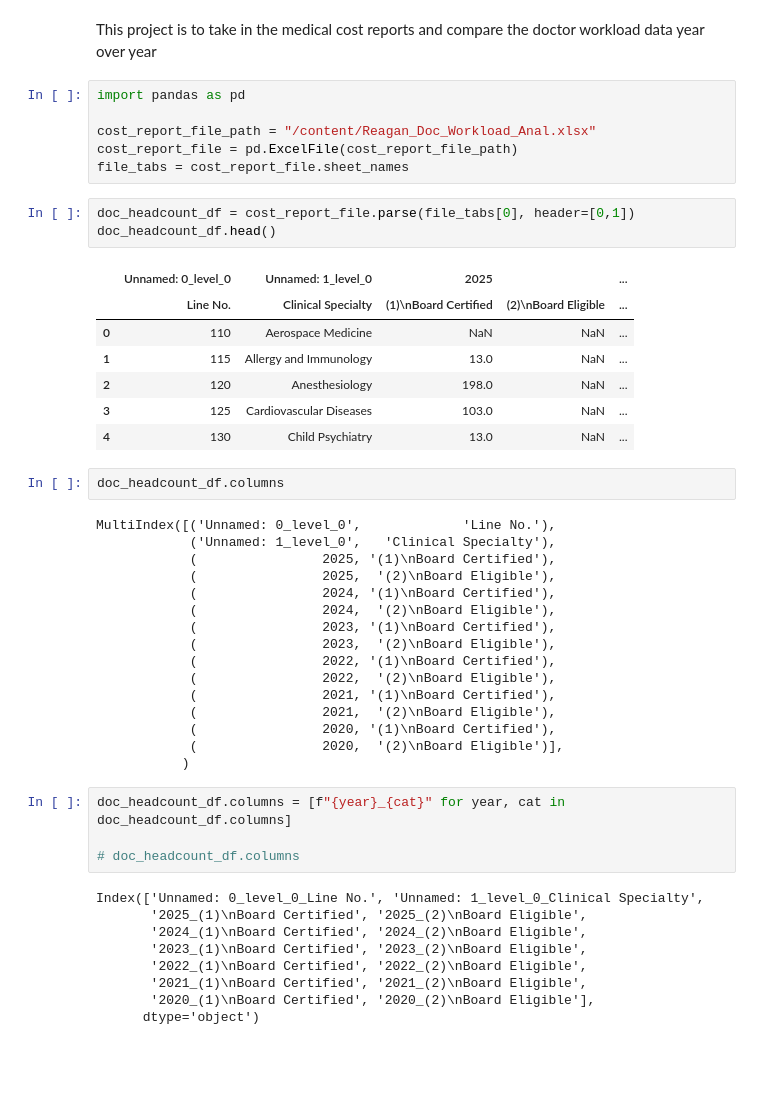
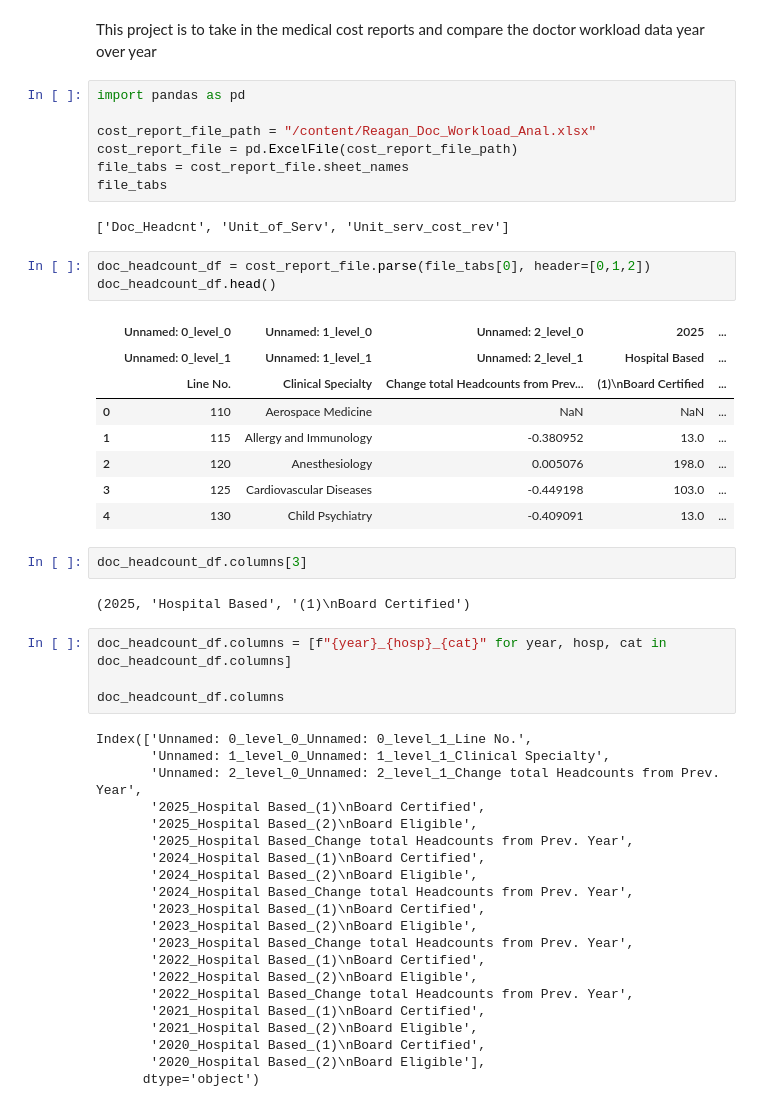
Before and after one commit to tougheye/Data_processing, a Jupyter notebook: Doctor_workload_analysis.ipynb, the cells around one changed output. Drawn from its saved outputs; the diff is of its cells as text; blank space fills up the shorter version.

```diff
--- a/Doctor_workload_analysis.ipynb
+++ b/Doctor_workload_analysis.ipynb
@@ -8,46 +8,48 @@ import pandas as pd
 cost_report_file_path = "/content/Reagan_Doc_Workload_Anal.xlsx"
 cost_report_file = pd.ExcelFile(cost_report_file_path)
 file_tabs = cost_report_file.sheet_names
+file_tabs
+# %% [output]
+['Doc_Headcnt', 'Unit_of_Serv', 'Unit_serv_cost_rev']
 # %%
-doc_headcount_df = cost_report_file.parse(file_tabs[0], header=[0,1])
+doc_headcount_df = cost_report_file.parse(file_tabs[0], header=[0,1,2])
 doc_headcount_df.head()
 # %% [output]
-|  | Unnamed: 0_level_0 | Unnamed: 1_level_0 | 2025 |  | ... |
-|  | Line No. | Clinical Specialty | (1)\nBoard Certified | (2)\nBoard Eligible | ... |
+|  | Unnamed: 0_level_0 | Unnamed: 1_level_0 | Unnamed: 2_level_0 | 2025 | ... |
+|  | Unnamed: 0_level_1 | Unnamed: 1_level_1 | Unnamed: 2_level_1 | Hospital Based | ... |
+|  | Line No. | Clinical Specialty | Change total Headcounts from Prev... | (1)\nBoard Certified | ... |
 | 0 | 110 | Aerospace Medicine | NaN | NaN | ... |
-| 1 | 115 | Allergy and Immunology | 13.0 | NaN | ... |
-| 2 | 120 | Anesthesiology | 198.0 | NaN | ... |
-| 3 | 125 | Cardiovascular Diseases | 103.0 | NaN | ... |
-| 4 | 130 | Child Psychiatry | 13.0 | NaN | ... |
+| 1 | 115 | Allergy and Immunology | -0.380952 | 13.0 | ... |
+| 2 | 120 | Anesthesiology | 0.005076 | 198.0 | ... |
+| 3 | 125 | Cardiovascular Diseases | -0.449198 | 103.0 | ... |
+| 4 | 130 | Child Psychiatry | -0.409091 | 13.0 | ... |
 # %%
-doc_headcount_df.columns
+doc_headcount_df.columns[3]
 # %% [output]
-MultiIndex([('Unnamed: 0_level_0',             'Line No.'),
-            ('Unnamed: 1_level_0',   'Clinical Specialty'),
-            (                2025, '(1)\nBoard Certified'),
-            (                2025,  '(2)\nBoard Eligible'),
-            (                2024, '(1)\nBoard Certified'),
-            (                2024,  '(2)\nBoard Eligible'),
-            (                2023, '(1)\nBoard Certified'),
-            (                2023,  '(2)\nBoard Eligible'),
-            (                2022, '(1)\nBoard Certified'),
-            (                2022,  '(2)\nBoard Eligible'),
-            (                2021, '(1)\nBoard Certified'),
-            (                2021,  '(2)\nBoard Eligible'),
-            (                2020, '(1)\nBoard Certified'),
-            (                2020,  '(2)\nBoard Eligible')],
-           )
+(2025, 'Hospital Based', '(1)\nBoard Certified')
 # %%
-doc_headcount_df.columns = [f"{year}_{cat}" for year, cat in doc_headcount_df.columns]
+doc_headcount_df.columns = [f"{year}_{hosp}_{cat}" for year, hosp, cat in doc_headcount_df.columns]
 
-# doc_headcount_df.columns
+doc_headcount_df.columns
 # %% [output]
-Index(['Unnamed: 0_level_0_Line No.', 'Unnamed: 1_level_0_Clinical Specialty',
-       '2025_(1)\nBoard Certified', '2025_(2)\nBoard Eligible',
-       '2024_(1)\nBoard Certified', '2024_(2)\nBoard Eligible',
-       '2023_(1)\nBoard Certified', '2023_(2)\nBoard Eligible',
-       '2022_(1)\nBoard Certified', '2022_(2)\nBoard Eligible',
-       '2021_(1)\nBoard Certified', '2021_(2)\nBoard Eligible',
-       '2020_(1)\nBoard Certified', '2020_(2)\nBoard Eligible'],
+Index(['Unnamed: 0_level_0_Unnamed: 0_level_1_Line No.',
+       'Unnamed: 1_level_0_Unnamed: 1_level_1_Clinical Specialty',
+       'Unnamed: 2_level_0_Unnamed: 2_level_1_Change total Headcounts from Prev. Year',
+       '2025_Hospital Based_(1)\nBoard Certified',
+       '2025_Hospital Based_(2)\nBoard Eligible',
+       '2025_Hospital Based_Change total Headcounts from Prev. Year',
+       '2024_Hospital Based_(1)\nBoard Certified',
+       '2024_Hospital Based_(2)\nBoard Eligible',
+       '2024_Hospital Based_Change total Headcounts from Prev. Year',
+       '2023_Hospital Based_(1)\nBoard Certified',
+       '2023_Hospital Based_(2)\nBoard Eligible',
+       '2023_Hospital Based_Change total Headcounts from Prev. Year',
+       '2022_Hospital Based_(1)\nBoard Certified',
+       '2022_Hospital Based_(2)\nBoard Eligible',
+       '2022_Hospital Based_Change total Headcounts from Prev. Year',
+       '2021_Hospital Based_(1)\nBoard Certified',
+       '2021_Hospital Based_(2)\nBoard Eligible',
+       '2020_Hospital Based_(1)\nBoard Certified',
+       '2020_Hospital Based_(2)\nBoard Eligible'],
       dtype='object')
 # %%
```
Also changed, not shown: parts of 7 cells of this notebook.
